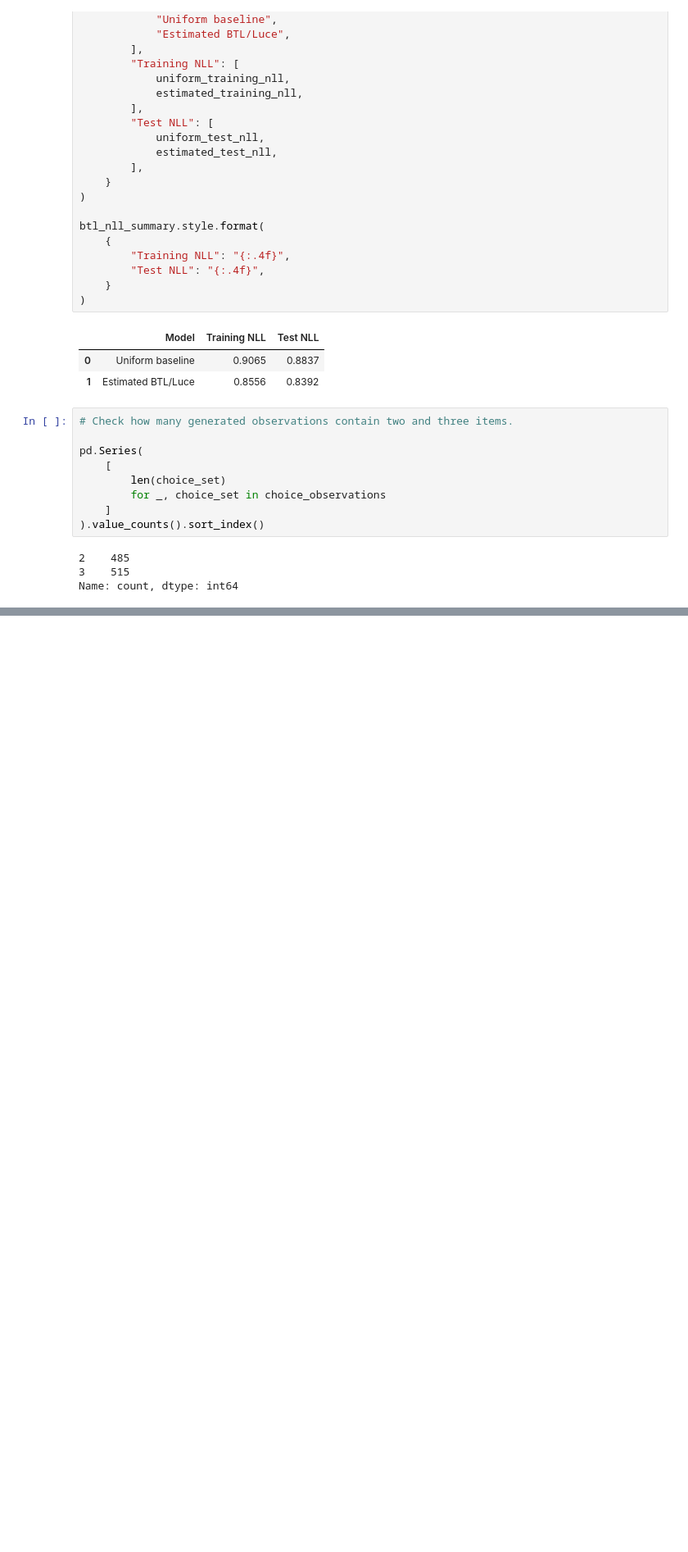
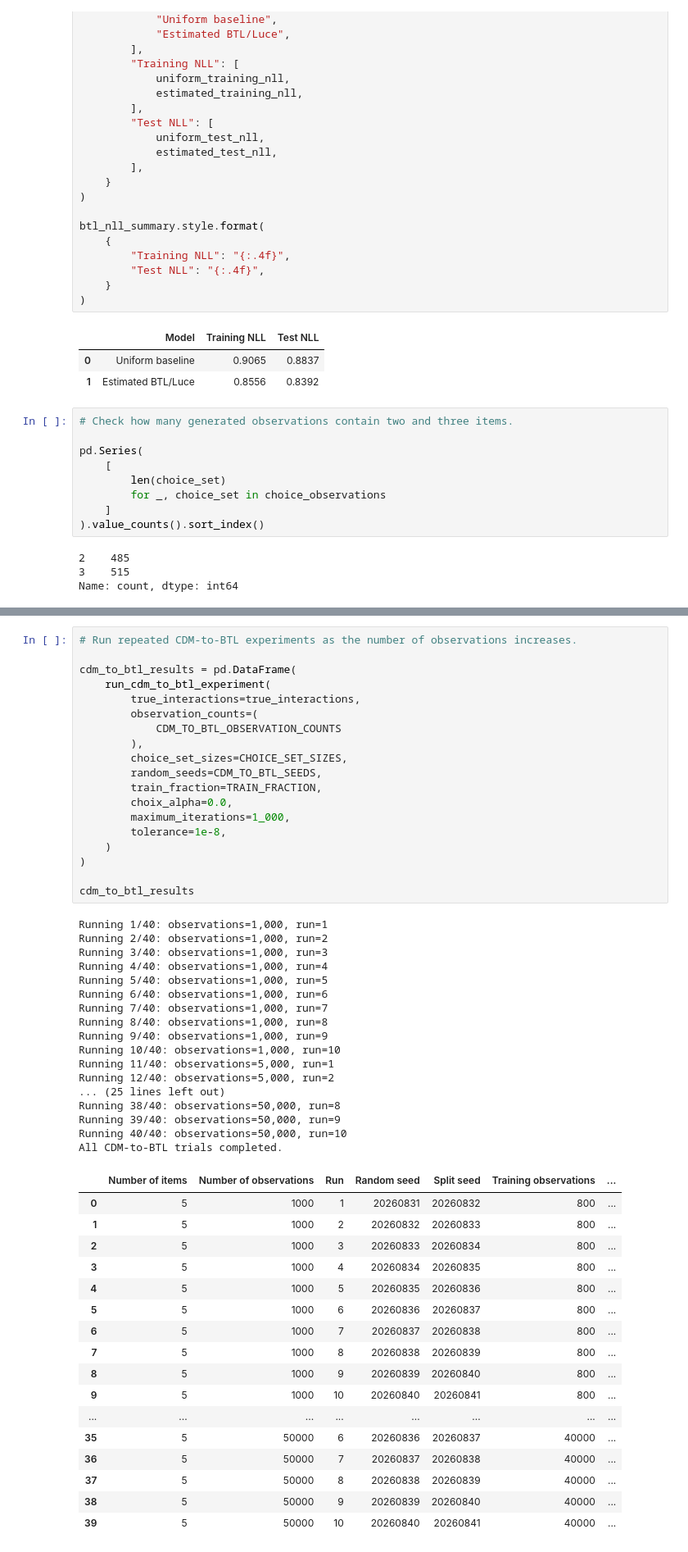
Before and after one commit to rbhdsks/Learning-from-Comparison-Data-Master-Thesis-Project-, a Jupyter notebook: notebooks/experiments/Context_Dependent_Model/02_CDM-BTL.ipynb, the cells around one changed output, grey strips where cells are left out. Shown at 82% size. Saved outputs shown, nothing was run; the diff lists cells and outputs as text; blank space fills up the shorter version.

Commit message:
add CDM-to-BTL misspecification experiments

```diff
--- a/notebooks/experiments/Context_Dependent_Model/02_CDM-BTL.ipynb
+++ b/notebooks/experiments/Context_Dependent_Model/02_CDM-BTL.ipynb
@@ -522,0 +877,54 @@ Name: count, dtype: int64
+# %%
+# Run repeated CDM-to-BTL experiments as the number of observations increases.
+
+cdm_to_btl_results = pd.DataFrame(
+    run_cdm_to_btl_experiment(
+        true_interactions=true_interactions,
+        observation_counts=(
+            CDM_TO_BTL_OBSERVATION_COUNTS
+        ),
+        choice_set_sizes=CHOICE_SET_SIZES,
+        random_seeds=CDM_TO_BTL_SEEDS,
+        train_fraction=TRAIN_FRACTION,
+        choix_alpha=0.0,
+        maximum_iterations=1_000,
+        tolerance=1e-8,
+    )
+)
+
+cdm_to_btl_results
+# %% [output]
+Running 1/40: observations=1,000, run=1
+Running 2/40: observations=1,000, run=2
+Running 3/40: observations=1,000, run=3
+Running 4/40: observations=1,000, run=4
+Running 5/40: observations=1,000, run=5
+Running 6/40: observations=1,000, run=6
+Running 7/40: observations=1,000, run=7
+Running 8/40: observations=1,000, run=8
+Running 9/40: observations=1,000, run=9
+Running 10/40: observations=1,000, run=10
+Running 11/40: observations=5,000, run=1
+Running 12/40: observations=5,000, run=2
+... (25 lines left out)
+Running 38/40: observations=50,000, run=8
+Running 39/40: observations=50,000, run=9
+Running 40/40: observations=50,000, run=10
+All CDM-to-BTL trials completed.
+|  | Number of items | Number of observations | Run | Random seed | Split seed | Training observations | ... |
+| 0 | 5 | 1000 | 1 | 20260831 | 20260832 | 800 | ... |
+| 1 | 5 | 1000 | 2 | 20260832 | 20260833 | 800 | ... |
+| 2 | 5 | 1000 | 3 | 20260833 | 20260834 | 800 | ... |
+| 3 | 5 | 1000 | 4 | 20260834 | 20260835 | 800 | ... |
+| 4 | 5 | 1000 | 5 | 20260835 | 20260836 | 800 | ... |
+| 5 | 5 | 1000 | 6 | 20260836 | 20260837 | 800 | ... |
+| 6 | 5 | 1000 | 7 | 20260837 | 20260838 | 800 | ... |
+| 7 | 5 | 1000 | 8 | 20260838 | 20260839 | 800 | ... |
+| 8 | 5 | 1000 | 9 | 20260839 | 20260840 | 800 | ... |
+| 9 | 5 | 1000 | 10 | 20260840 | 20260841 | 800 | ... |
+| ... | ... | ... | ... | ... | ... | ... | ... |
+| 35 | 5 | 50000 | 6 | 20260836 | 20260837 | 40000 | ... |
+| 36 | 5 | 50000 | 7 | 20260837 | 20260838 | 40000 | ... |
+| 37 | 5 | 50000 | 8 | 20260838 | 20260839 | 40000 | ... |
+| 38 | 5 | 50000 | 9 | 20260839 | 20260840 | 40000 | ... |
+| 39 | 5 | 50000 | 10 | 20260840 | 20260841 | 40000 | ... |
```
Also changed, not shown: parts of 33 cells of this notebook, 4 other files.
